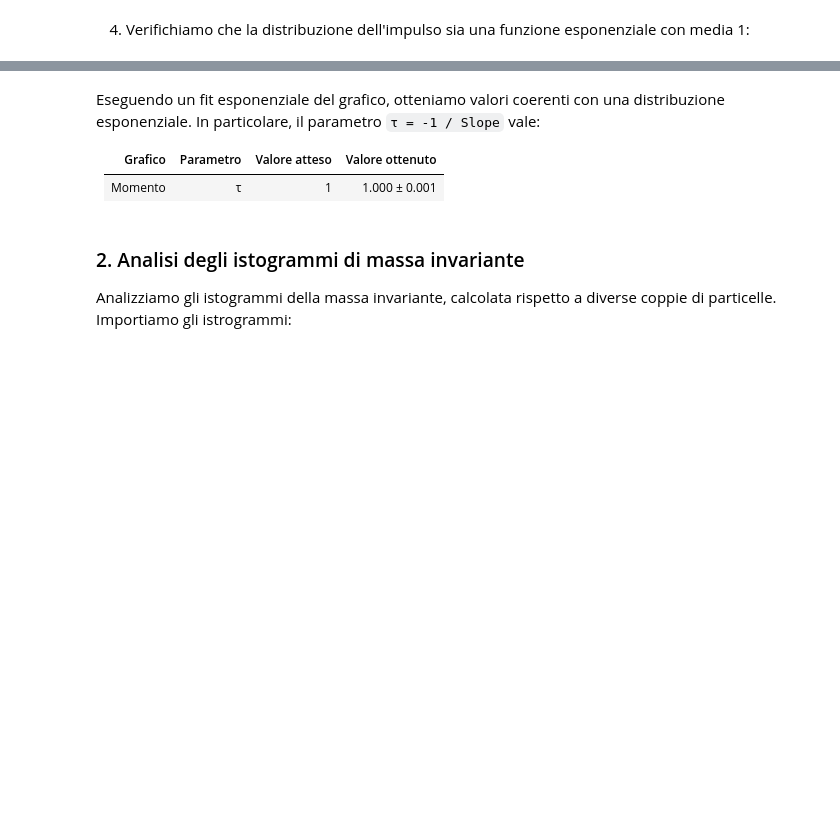
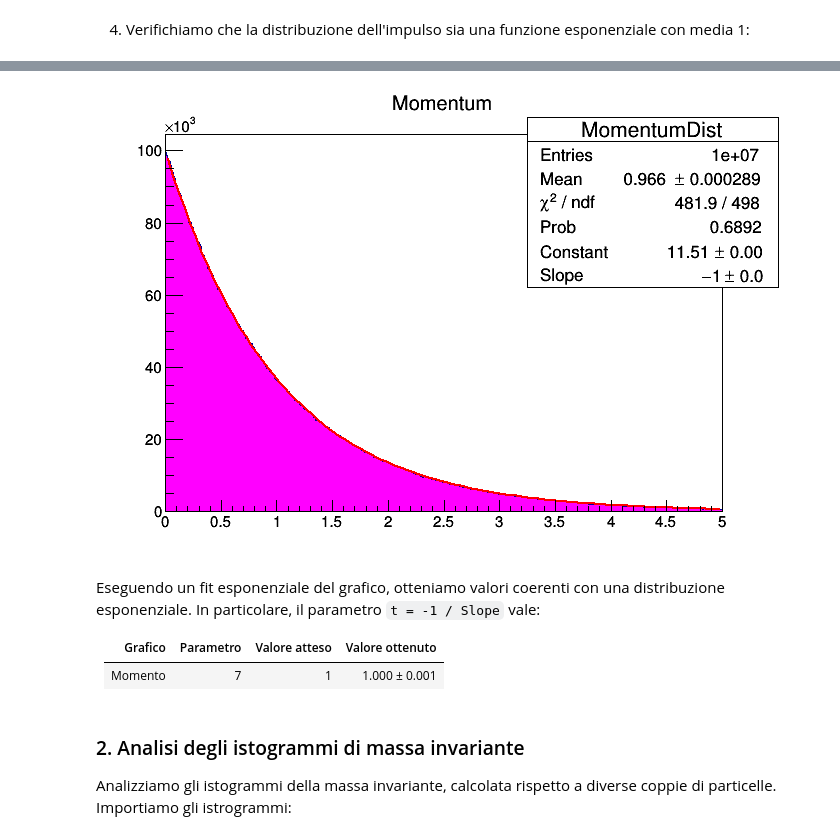
Before and after one commit to P2-718na/kstar-decay-analysis, a Jupyter notebook: notebooks/kstar-decay.ipynb, the cells around one changed output, grey strips where cells are left out. Cells and saved outputs as stored; diff of their text form; code cells hidden in the pictures; blank space fills up the shorter version.

```diff
--- a/notebooks/kstar-decay.ipynb
+++ b/notebooks/kstar-decay.ipynb
@@ -102,7 +103,7 @@ cv->Draw();
 # %% [markdown]
   4. Verifichiamo che la distribuzione dell'impulso sia una funzione esponenziale con media 1:
 # %%
-MomentumDist->SetFillColor(7);
+MomentumDist->SetFillColor(6);
 MomentumDist->Fit("expo", "Q");
 MomentumDist->Draw();
 
@@ -112,9 +112,10 @@ cv->Draw();
+[figure, added]
 # %% [markdown]
-Eseguendo un fit esponenziale del grafico, otteniamo valori coerenti con una distribuzione esponenziale. In particolare, il parametro `τ = -1 / Slope` vale:
+Eseguendo un fit esponenziale del grafico, otteniamo valori coerenti con una distribuzione esponenziale. In particolare, il parametro `t = -1 / Slope` vale:
 
 |   Grafico | Parametro | Valore atteso | Valore ottenuto |
 |-----------|-----------|---------------|-----------------|
-| Momento   | τ         | 1             | 1.000 ± 0.001   |
+| Momento   | 7         | 1             | 1.000 ± 0.001   |
 # %% [markdown]
 ### 2. Analisi degli istogrammi di massa invariante
 Analizziamo gli istogrammi della massa invariante, calcolata rispetto a diverse coppie di particelle. Importiamo gli istrogrammi:
```
Also changed, not shown: parts of 10 cells of this notebook, 2 other files.
